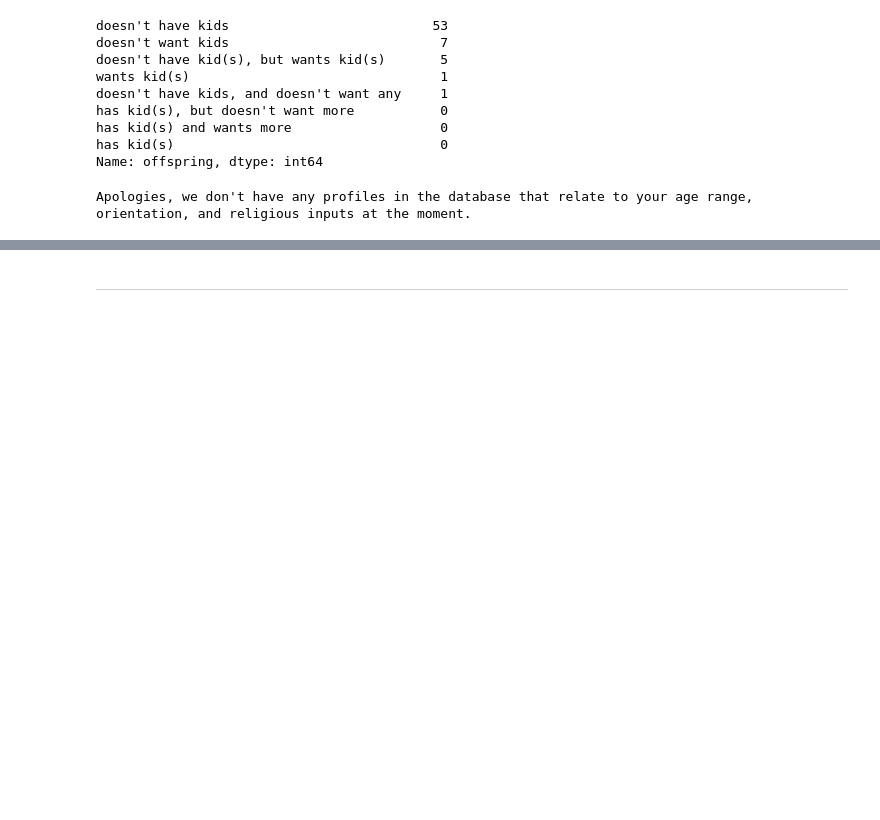
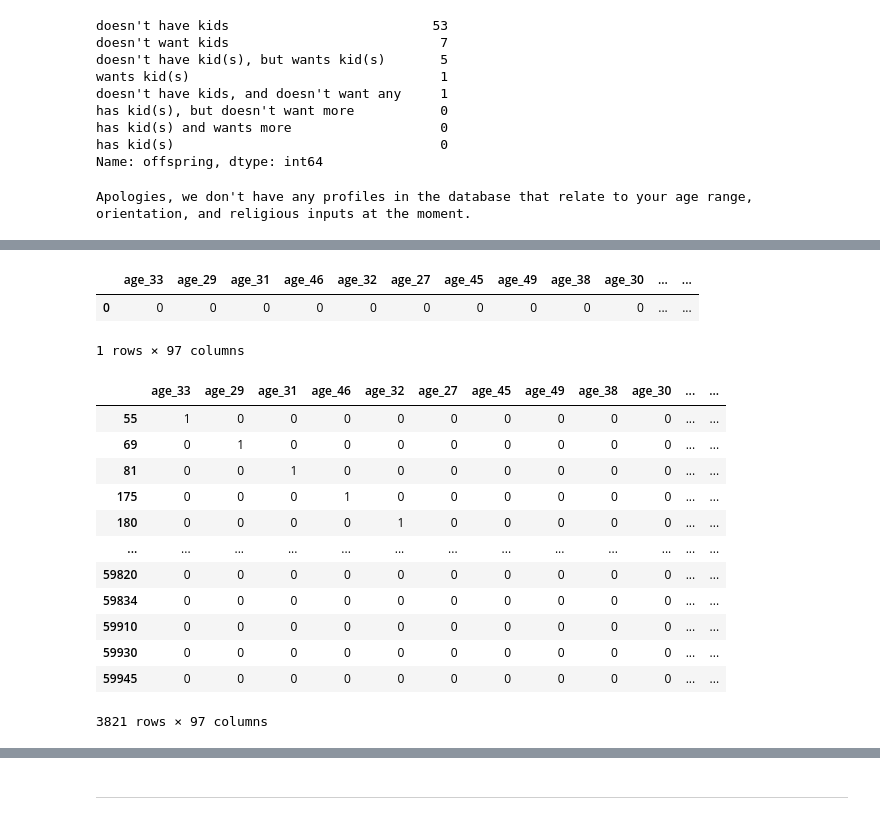
Before and after one commit to vleong1/capstone_proj, a Jupyter notebook: 08_swipe-right-left.ipynb, the cells around one changed output, grey strips where cells are left out. Saved outputs shown, nothing was run; the diff lists cells and outputs as text; code cells hidden in the pictures; blank space fills up the shorter version.

```diff
--- a/08_swipe-right-left.ipynb
+++ b/08_swipe-right-left.ipynb
@@ -105 +105,23 @@ Apologies, we don't have any profiles in the database that relate to your age ra
+# %%
+cosine_input
+# %% [output]
+|  | age_33 | age_29 | age_31 | age_46 | age_32 | age_27 | age_45 | age_49 | age_38 | age_30 | ... | ... |
+| 0 | 0 | 0 | 0 | 0 | 0 | 0 | 0 | 0 | 0 | 0 | ... | ... |
+1 rows × 97 columns
+# %%
+df_encoded
+# %% [output]
+|  | age_33 | age_29 | age_31 | age_46 | age_32 | age_27 | age_45 | age_49 | age_38 | age_30 | ... | ... |
+| 55 | 1 | 0 | 0 | 0 | 0 | 0 | 0 | 0 | 0 | 0 | ... | ... |
+| 69 | 0 | 1 | 0 | 0 | 0 | 0 | 0 | 0 | 0 | 0 | ... | ... |
+| 81 | 0 | 0 | 1 | 0 | 0 | 0 | 0 | 0 | 0 | 0 | ... | ... |
+| 175 | 0 | 0 | 0 | 1 | 0 | 0 | 0 | 0 | 0 | 0 | ... | ... |
+| 180 | 0 | 0 | 0 | 0 | 1 | 0 | 0 | 0 | 0 | 0 | ... | ... |
+| ... | ... | ... | ... | ... | ... | ... | ... | ... | ... | ... | ... | ... |
+| 59820 | 0 | 0 | 0 | 0 | 0 | 0 | 0 | 0 | 0 | 0 | ... | ... |
+| 59834 | 0 | 0 | 0 | 0 | 0 | 0 | 0 | 0 | 0 | 0 | ... | ... |
+| 59910 | 0 | 0 | 0 | 0 | 0 | 0 | 0 | 0 | 0 | 0 | ... | ... |
+| 59930 | 0 | 0 | 0 | 0 | 0 | 0 | 0 | 0 | 0 | 0 | ... | ... |
+| 59945 | 0 | 0 | 0 | 0 | 0 | 0 | 0 | 0 | 0 | 0 | ... | ... |
+3821 rows × 97 columns
 # %%
```
Also changed, not shown: parts of 8 cells of this notebook, 2 other files.
